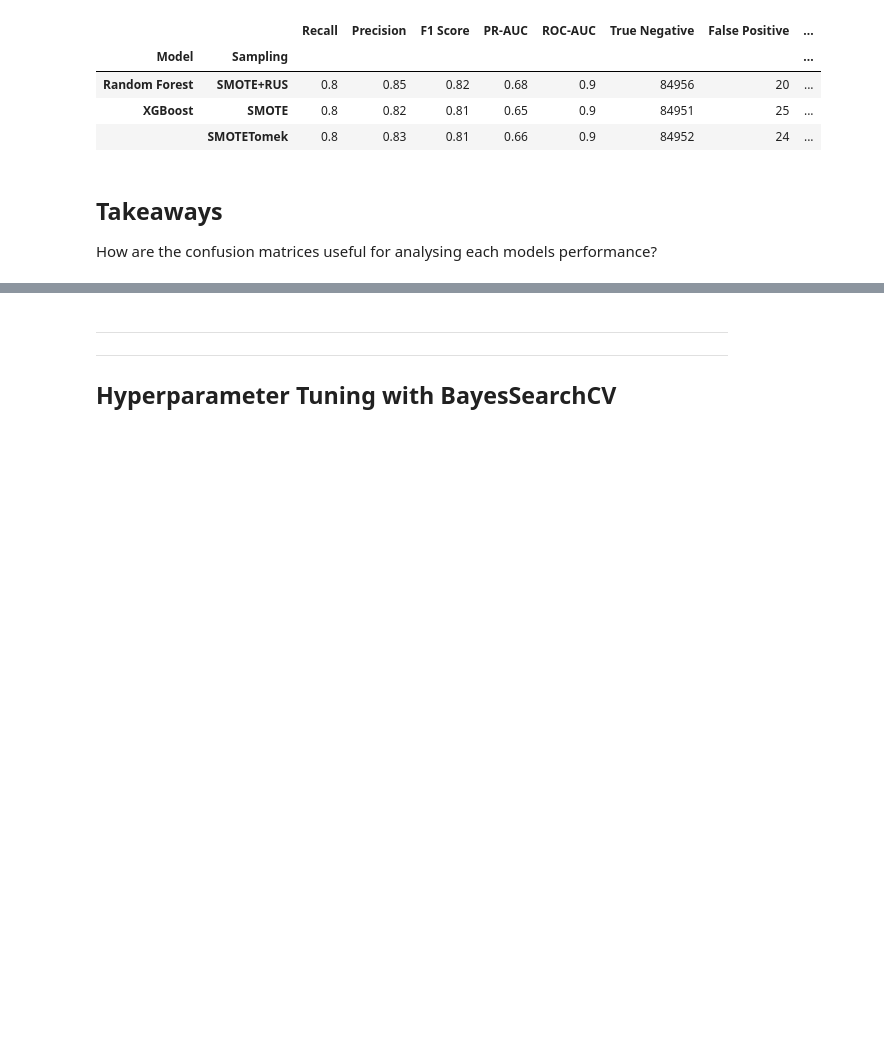
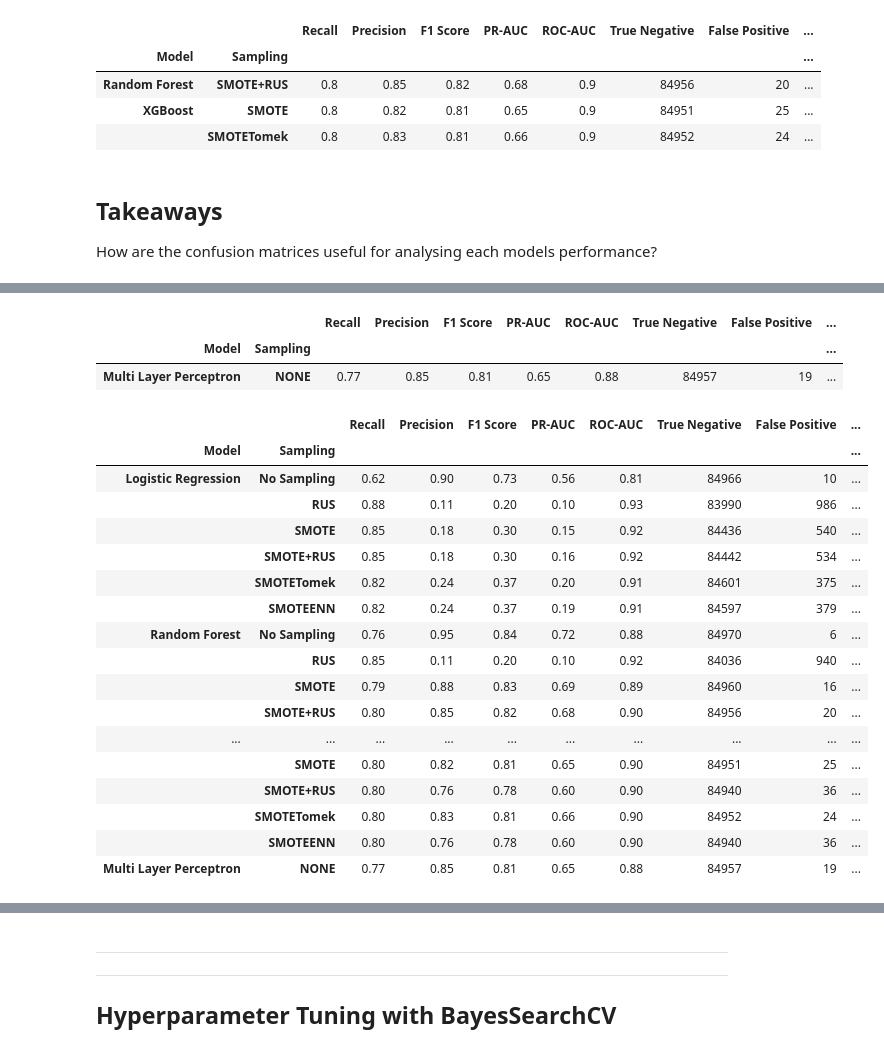
Before and after one commit to mailliwJ/FraudDetection, a Jupyter notebook: notebooks/2_sampling_trials.ipynb, the cells around one changed output, grey strips where cells are left out. Cells and saved outputs as stored; diff of their text form; code cells hidden in the pictures; blank space fills up the shorter version.

```diff
--- a/notebooks/2_sampling_trials.ipynb
+++ b/notebooks/2_sampling_trials.ipynb
@@ -650,0 +775,33 @@ How are the confusion matrices useful for analysing each models performance?
+# %%
+mlp_results_df = pd.DataFrame([mlp_results]).set_index(['Model','Sampling'])
+# %%
+mlp_results_df
+# %% [output]
+|  |  | Recall | Precision | F1 Score | PR-AUC | ROC-AUC | True Negative | False Positive | ... |
+| Model | Sampling |  |  |  |  |  |  |  | ... |
+| Multi Layer Perceptron | NONE | 0.77 | 0.85 | 0.81 | 0.65 | 0.88 | 84957 | 19 | ... |
+# %%
+test_scores_df = pd.read_csv('../data/test_scores.csv')
+test_scores_df = test_scores_df.set_index(['Model','Sampling'])
+test_scores_df = pd.concat([test_scores_df, mlp_results_df])
+# %%
+test_scores_df
+# %% [output]
+|  |  | Recall | Precision | F1 Score | PR-AUC | ROC-AUC | True Negative | False Positive | ... |
+| Model | Sampling |  |  |  |  |  |  |  | ... |
+| Logistic Regression | No Sampling | 0.62 | 0.90 | 0.73 | 0.56 | 0.81 | 84966 | 10 | ... |
+|  | RUS | 0.88 | 0.11 | 0.20 | 0.10 | 0.93 | 83990 | 986 | ... |
+|  | SMOTE | 0.85 | 0.18 | 0.30 | 0.15 | 0.92 | 84436 | 540 | ... |
+|  | SMOTE+RUS | 0.85 | 0.18 | 0.30 | 0.16 | 0.92 | 84442 | 534 | ... |
+|  | SMOTETomek | 0.82 | 0.24 | 0.37 | 0.20 | 0.91 | 84601 | 375 | ... |
+|  | SMOTEENN | 0.82 | 0.24 | 0.37 | 0.19 | 0.91 | 84597 | 379 | ... |
+| Random Forest | No Sampling | 0.76 | 0.95 | 0.84 | 0.72 | 0.88 | 84970 | 6 | ... |
+|  | RUS | 0.85 | 0.11 | 0.20 | 0.10 | 0.92 | 84036 | 940 | ... |
+|  | SMOTE | 0.79 | 0.88 | 0.83 | 0.69 | 0.89 | 84960 | 16 | ... |
+|  | SMOTE+RUS | 0.80 | 0.85 | 0.82 | 0.68 | 0.90 | 84956 | 20 | ... |
+| ... | ... | ... | ... | ... | ... | ... | ... | ... | ... |
+|  | SMOTE | 0.80 | 0.82 | 0.81 | 0.65 | 0.90 | 84951 | 25 | ... |
+|  | SMOTE+RUS | 0.80 | 0.76 | 0.78 | 0.60 | 0.90 | 84940 | 36 | ... |
+|  | SMOTETomek | 0.80 | 0.83 | 0.81 | 0.66 | 0.90 | 84952 | 24 | ... |
+|  | SMOTEENN | 0.80 | 0.76 | 0.78 | 0.60 | 0.90 | 84940 | 36 | ... |
+| Multi Layer Perceptron | NONE | 0.77 | 0.85 | 0.81 | 0.65 | 0.88 | 84957 | 19 | ... |
```
Also changed, not shown: parts of 8 cells of this notebook.
